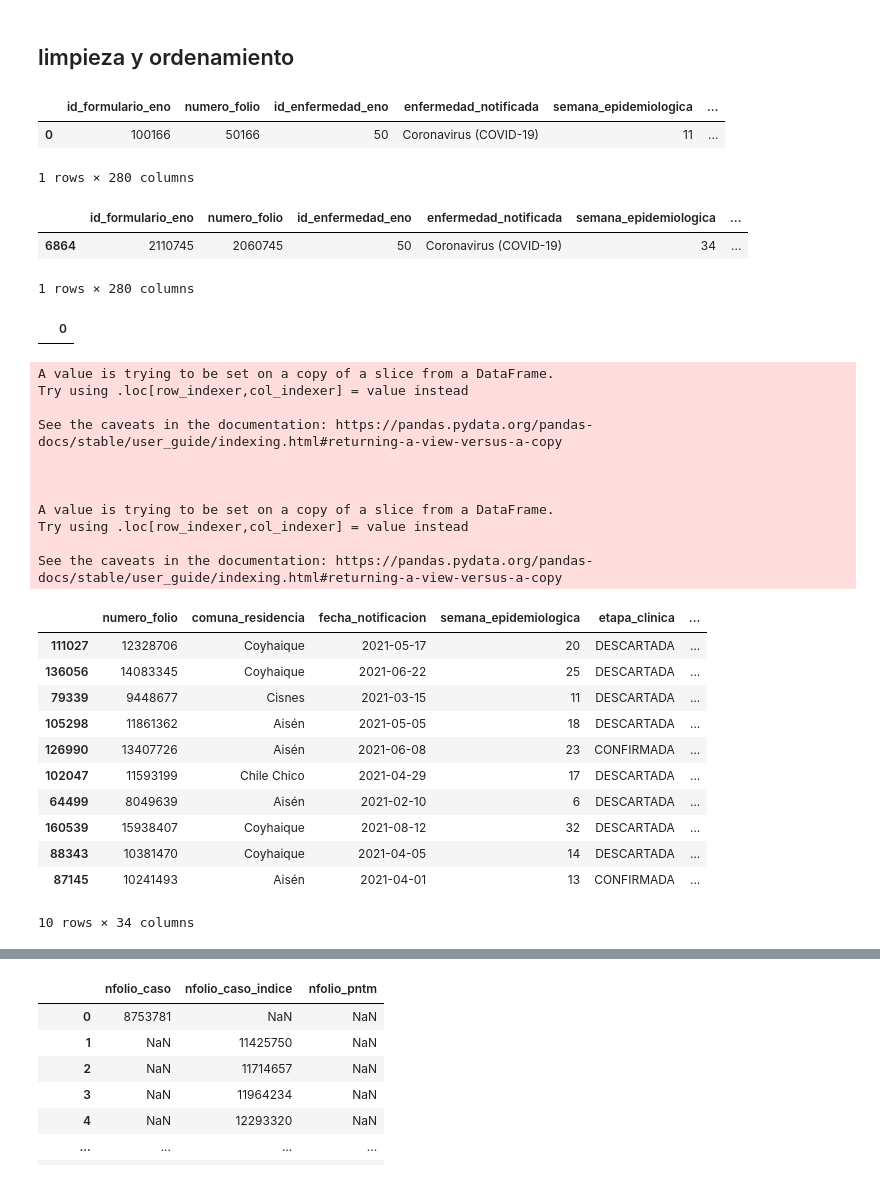
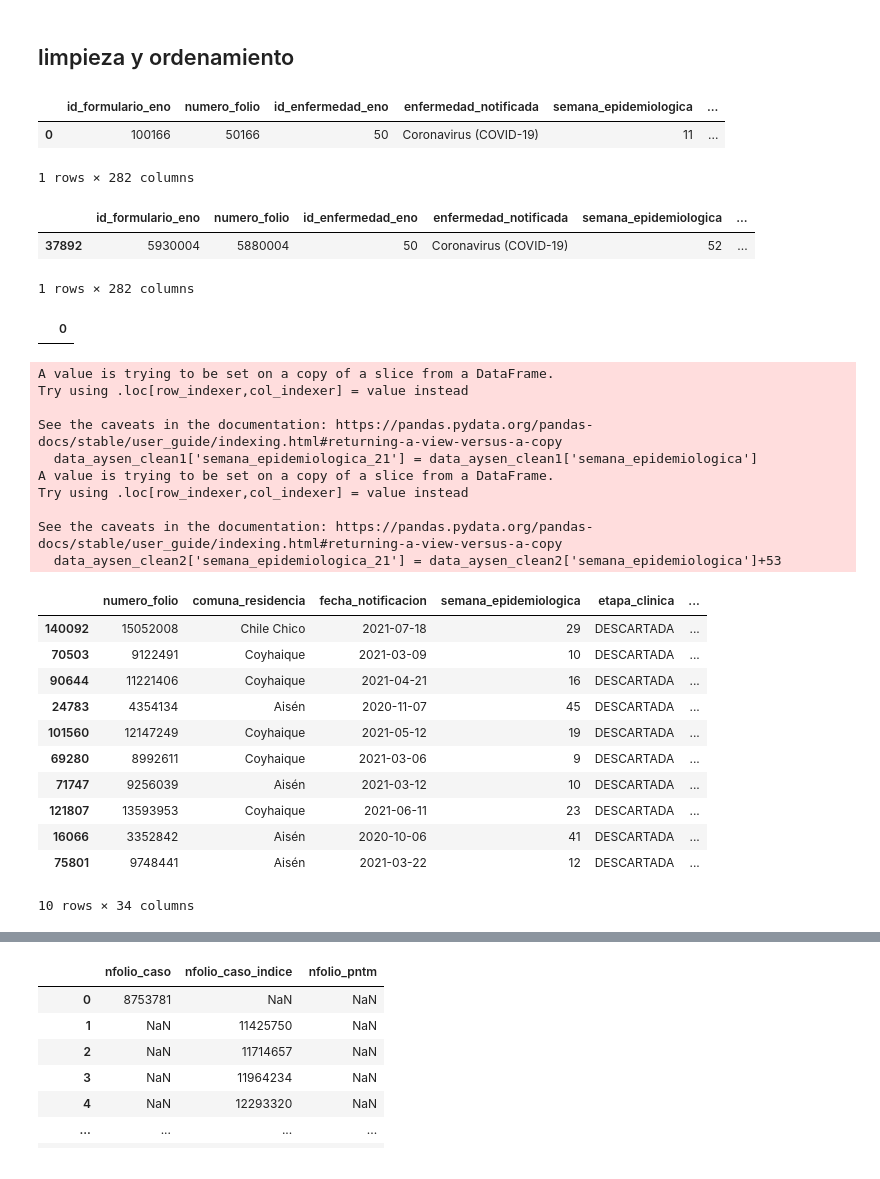
Before and after one commit to millacurafa/SeremiSaludAysenCovid, a Jupyter notebook: indicadores_trazabilidad.ipynb, the cells around one changed output, grey strips where cells are left out. Saved outputs shown, nothing was run; the diff lists cells and outputs as text; code cells hidden in the pictures.

```diff
--- a/indicadores_trazabilidad.ipynb
+++ b/indicadores_trazabilidad.ipynb
@@ -39,8 +39,8 @@ df_establecimiento.head()
 ## SEGUNDO: No cambiar nombre ni formato del archivo recibido
 ## TERCERO: RECORDAR CAMBIAR FECHA EN EL ARCHIVO A IMPORTAR A CONTINUACION, i.e: 20210829 para este domingo 29 de Agosto 2021
 
-df =  pd.read_csv('data/20210831_Región de Aysén del General Carlos Ibáñez del Campo_notificaciones_0600.csv',
-                   sep=';', # CSV con separador ''~''
+df =  pd.read_csv('data/20210905_Región de Aysén del General Carlos Ibáñez del Campo_notificaciones_0600.csv',
+                   sep='~', # CSV con separador ''~''
                    low_memory=False
                   )
 # %%
@@ -67,20 +67,20 @@ data_aysen.head(1)
 # %% [output]
 |  | id_formulario_eno | numero_folio | id_enfermedad_eno | enfermedad_notificada | semana_epidemiologica | ... |
 | 0 | 100166 | 50166 | 50 | Coronavirus (COVID-19) | 11 | ... |
-1 rows × 280 columns
+1 rows × 282 columns
 # %%
 data_aysen_filtered = data_aysen[(data_aysen['estado_caso']!='No validada')&(
-                          data_aysen['vigente_no_eliminado']=='t')&(
+                          data_aysen['vigente_no_eliminado']==True)&(
                           data_aysen['seremi']=='SEREMI De Aisén del General Carlos Ibañez del Campo')
                        ].rename(columns={'edad_hombres':'pop_hombres',
                                          'edad_mujeres':'pop_mujeres',
                                          'total':'pop_total'})
 
 data_aysen_filtered.sample(1)
 # %% [output]
 |  | id_formulario_eno | numero_folio | id_enfermedad_eno | enfermedad_notificada | semana_epidemiologica | ... |
-| 6864 | 2110745 | 2060745 | 50 | Coronavirus (COVID-19) | 34 | ... |
+| 37892 | 5930004 | 5880004 | 50 | Coronavirus (COVID-19) | 52 | ... |
-1 rows × 280 columns
+1 rows × 282 columns
 # %%
 # Transforma Fechas a formato DateTime
 
@@ -160,27 +160,26 @@ A value is trying to be set on a copy of a slice from a DataFrame.
 Try using .loc[row_indexer,col_indexer] = value instead
 
 See the caveats in the documentation: https://pandas.pydata.org/pandas-docs/stable/user_guide/indexing.html#returning-a-view-versus-a-copy
-
-
-
+  data_aysen_clean1['semana_epidemiologica_21'] = data_aysen_clean1['semana_epidemiologica']
 A value is trying to be set on a copy of a slice from a DataFrame.
 Try using .loc[row_indexer,col_indexer] = value instead
 
 See the caveats in the documentation: https://pandas.pydata.org/pandas-docs/stable/user_guide/indexing.html#returning-a-view-versus-a-copy
+  data_aysen_clean2['semana_epidemiologica_21'] = data_aysen_clean2['semana_epidemiologica']+53
 # %%
 data_aysen_clean.sample(10)
 # %% [output]
 |  | numero_folio | comuna_residencia | fecha_notificacion | semana_epidemiologica | etapa_clinica | ... |
-| 111027 | 12328706 | Coyhaique | 2021-05-17 | 20 | DESCARTADA | ... |
-| 136056 | 14083345 | Coyhaique | 2021-06-22 | 25 | DESCARTADA | ... |
-| 79339 | 9448677 | Cisnes | 2021-03-15 | 11 | DESCARTADA | ... |
-| 105298 | 11861362 | Aisén | 2021-05-05 | 18 | DESCARTADA | ... |
-| 126990 | 13407726 | Aisén | 2021-06-08 | 23 | CONFIRMADA | ... |
-| 102047 | 11593199 | Chile Chico | 2021-04-29 | 17 | DESCARTADA | ... |
-| 64499 | 8049639 | Aisén | 2021-02-10 | 6 | DESCARTADA | ... |
-| 160539 | 15938407 | Coyhaique | 2021-08-12 | 32 | DESCARTADA | ... |
-| 88343 | 10381470 | Coyhaique | 2021-04-05 | 14 | DESCARTADA | ... |
-| 87145 | 10241493 | Aisén | 2021-04-01 | 13 | CONFIRMADA | ... |
+| 140092 | 15052008 | Chile Chico | 2021-07-18 | 29 | DESCARTADA | ... |
+| 70503 | 9122491 | Coyhaique | 2021-03-09 | 10 | DESCARTADA | ... |
+| 90644 | 11221406 | Coyhaique | 2021-04-21 | 16 | DESCARTADA | ... |
+| 24783 | 4354134 | Aisén | 2020-11-07 | 45 | DESCARTADA | ... |
+| 101560 | 12147249 | Coyhaique | 2021-05-12 | 19 | DESCARTADA | ... |
+| 69280 | 8992611 | Coyhaique | 2021-03-06 | 9 | DESCARTADA | ... |
+| 71747 | 9256039 | Aisén | 2021-03-12 | 10 | DESCARTADA | ... |
+| 121807 | 13593953 | Coyhaique | 2021-06-11 | 23 | DESCARTADA | ... |
+| 16066 | 3352842 | Aisén | 2020-10-06 | 41 | DESCARTADA | ... |
+| 75801 | 9748441 | Aisén | 2021-03-22 | 12 | DESCARTADA | ... |
 10 rows × 34 columns
 # %%
 df_seguimiento = pd.read_csv('data/df_seguimiento_full.csv',
```
Also changed, not shown: parts of 61 cells of this notebook.
